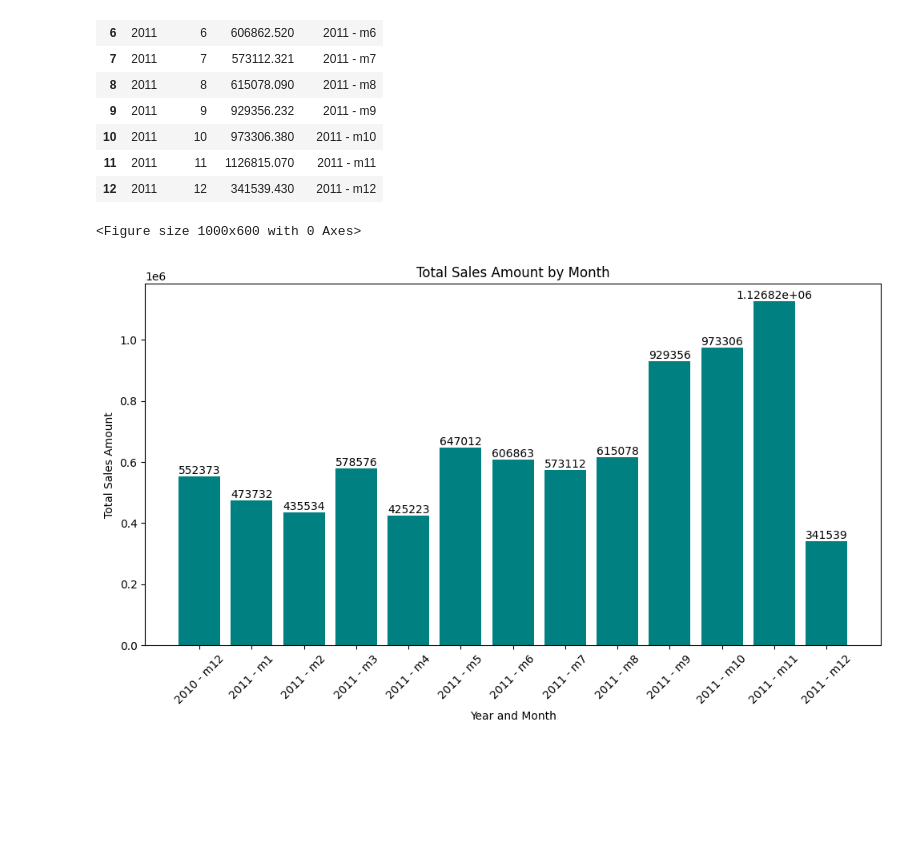
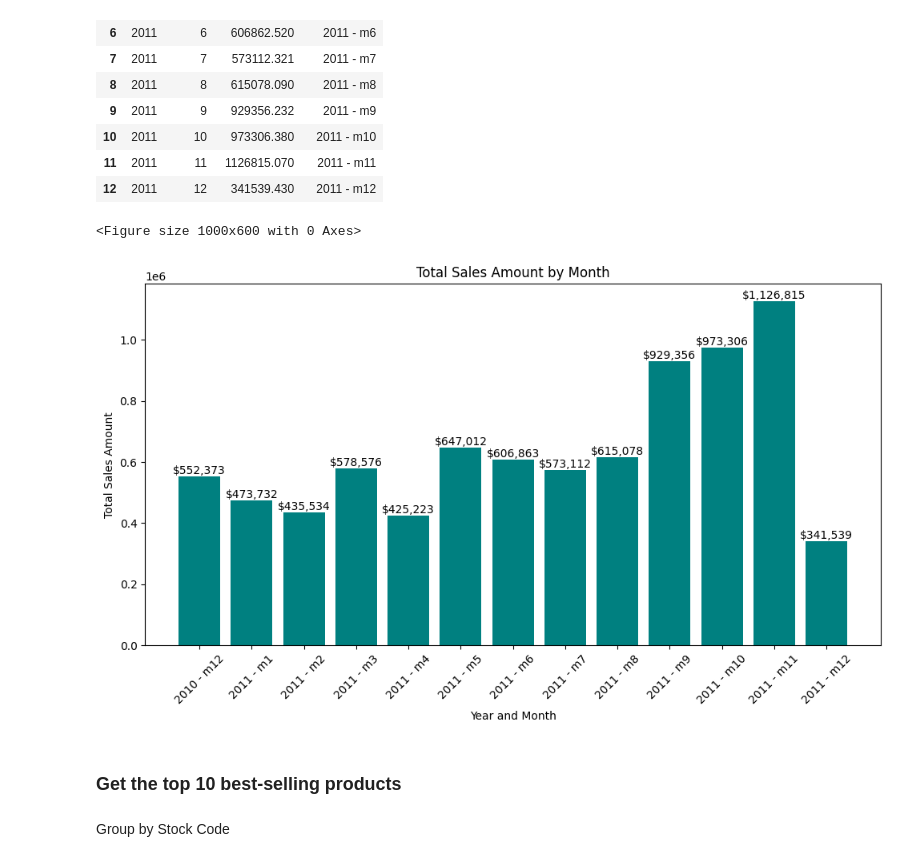
Before and after one commit to iaaron-xyz/python-for-science-and-data, a Jupyter notebook: Projects/project_retail_analysis/retail_analysis.ipynb, the cells around one changed output. Cells and saved outputs as stored; diff of their text form; code cells hidden in the pictures; blank space fills up the shorter version.

```diff
--- a/Projects/project_retail_analysis/retail_analysis.ipynb
+++ b/Projects/project_retail_analysis/retail_analysis.ipynb
@@ -541,23 +541,28 @@ df_sales_per_month
 # %%
 plt.figure(figsize=(10,6))
 
 # Plotting
 plt.figure(figsize=(10, 6))
 bars = plt.bar(df_sales_per_month['Year_Month'],
         df_sales_per_month['TotalAmount'],
         color='teal')
 
-plt.bar_label(bars)
+# show bars' values
+plt.bar_label(bars, fmt='${:,.0f}'.format)
 
 # Adding titles and labels
 plt.title('Total Sales Amount by Month')
 plt.xlabel('Year and Month')
 plt.ylabel('Total Sales Amount')
 plt.xticks(rotation=45)  # Rotate x-axis labels for better readability
 
 # Show the plot
 plt.tight_layout()  # Adjust layout to prevent clipping of tick-labels
 plt.show()
 # %% [output]
 <Figure size 1000x600 with 0 Axes>
-[figure, old version]
+[figure, new version]
+# %% [markdown]
+### Get the top 10 best-selling products
+# %% [markdown]
+Group by Stock Code
```
Also changed, not shown: parts of 5 cells of this notebook.
